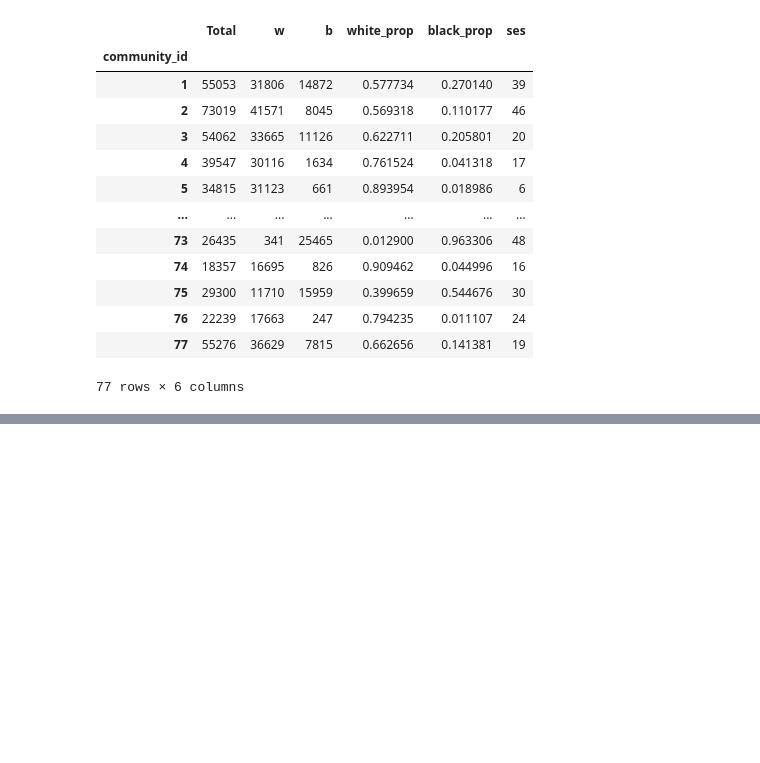
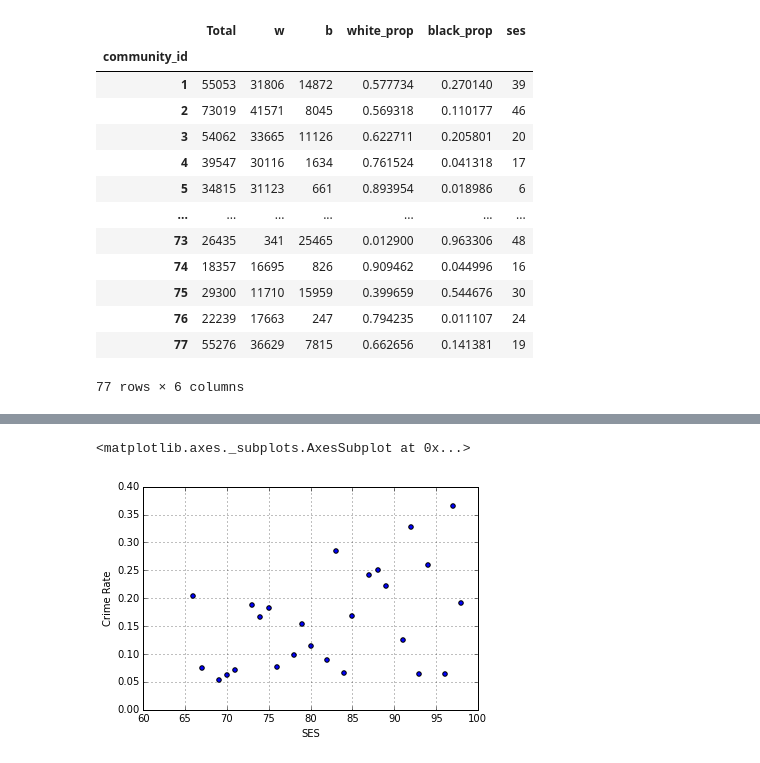
Before and after one commit to JennieQu/final_project_jennie_wisaam_hector, a Jupyter notebook: Regression_Analysis.ipynb, the cells around one changed output, grey strips where cells are left out. Saved outputs shown, nothing was run; the diff lists cells and outputs as text; code cells hidden in the pictures; blank space fills up the shorter version.

```diff
--- a/Regression_Analysis.ipynb
+++ b/Regression_Analysis.ipynb
@@ -335,0 +550,3 @@ edu_black_data
+# %%
+extreme_data = pd.read_csv('extreme_areas.csv')
+extreme_data.columns
@@ -335,0 +555,5 @@ edu_black_data
+# %%
+extreme_data.drop(['Unnamed: 0'], axis=1, inplace=True)
+extreme_data.drop(['level_0'], axis=1, inplace=True)
+extreme_data.drop(['index'], axis=1, inplace=True)
+extreme_data
@@ -335,0 +574,4 @@ edu_black_data
+# %%
+import numpy as np
+extreme_data = extreme_data.replace([np.inf, -np.inf], np.nan).fillna(0)
+extreme_data
@@ -335,0 +592,7 @@ edu_black_data
+# %%
+extreme_data.plot(kind='scatter',
+                 x='SES',
+                 y='Crime Rate')
+# %% [output]
+<matplotlib.axes._subplots.AxesSubplot at 0x...>
+[figure, added]
```
Also changed, not shown: parts of 94 cells of this notebook, 2 other files.
